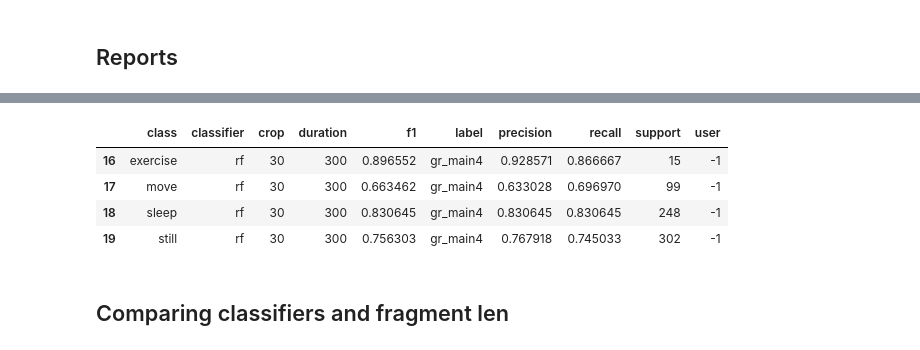
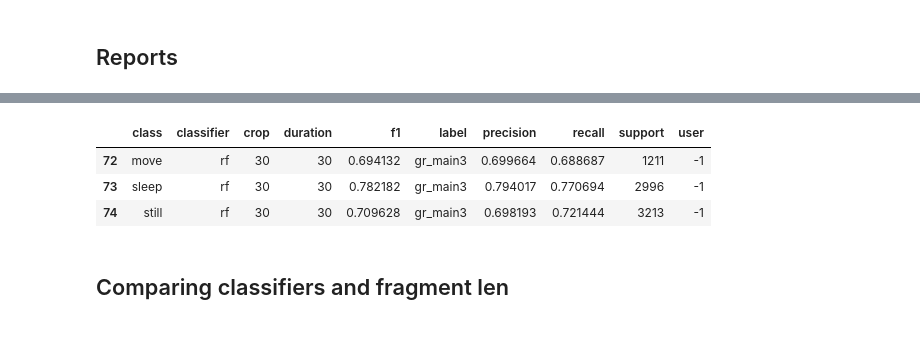
Before and after one commit to jucc/HeRV_analysis, a Jupyter notebook: pipeline/class_multiclass_comparisons.ipynb, the cells around one changed output, grey strips where cells are left out. Drawn from its saved outputs; the diff is of its cells as text; code cells hidden in the pictures.

```diff
--- a/pipeline/class_multiclass_comparisons.ipynb
+++ b/pipeline/class_multiclass_comparisons.ipynb
@@ -87,13 +98,12 @@ dfinter.to_excel(path + '\\results_multiclass_3.xlsx')
 # %%
 dfinter = pd.read_excel(path + '\\results_multiclass_3.xlsx')
 # %%
-dfinter[(dfinter['duration'] == 300) & (dfinter['crop'] == 30) & (dfinter['classifier']=='rf')]
+dfinter[(dfinter['duration'] == 30) & (dfinter['crop'] == 30) & (dfinter['classifier']=='rf')]
 # %% [output]
 |  | class | classifier | crop | duration | f1 | label | precision | recall | support | user |
-| 16 | exercise | rf | 30 | 300 | 0.896552 | gr_main4 | 0.928571 | 0.866667 | 15 | -1 |
-| 17 | move | rf | 30 | 300 | 0.663462 | gr_main4 | 0.633028 | 0.696970 | 99 | -1 |
-| 18 | sleep | rf | 30 | 300 | 0.830645 | gr_main4 | 0.830645 | 0.830645 | 248 | -1 |
-| 19 | still | rf | 30 | 300 | 0.756303 | gr_main4 | 0.767918 | 0.745033 | 302 | -1 |
+| 72 | move | rf | 30 | 30 | 0.694132 | gr_main3 | 0.699664 | 0.688687 | 1211 | -1 |
+| 73 | sleep | rf | 30 | 30 | 0.782182 | gr_main3 | 0.794017 | 0.770694 | 2996 | -1 |
+| 74 | still | rf | 30 | 30 | 0.709628 | gr_main3 | 0.698193 | 0.721444 | 3213 | -1 |
 # %% [markdown]
 ## Comparing classifiers and fragment len
 # %%
```
Also changed, not shown: parts of 5 cells of this notebook, 9 other files.
